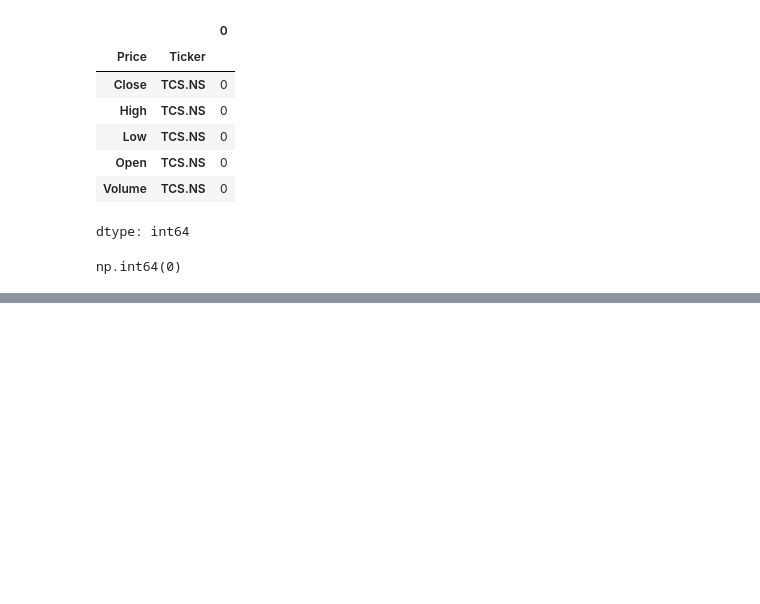
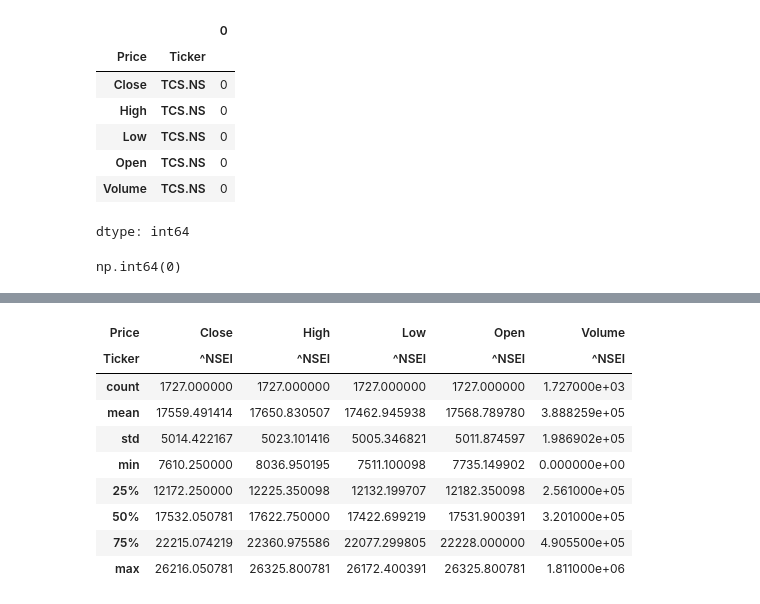
Before and after one commit to adityab-tech/Prism, a Jupyter notebook: W1_Prism.ipynb, the cells around one changed output, grey strips where cells are left out. Saved outputs shown, nothing was run; the diff lists cells and outputs as text; code cells hidden in the pictures; blank space fills up the shorter version.

```diff
--- a/W1_Prism.ipynb
+++ b/W1_Prism.ipynb
@@ -128,0 +148,13 @@ plt.show()
+# %%
+nifty.describe()
+# %% [output]
+| Price | Close | High | Low | Open | Volume |
+| Ticker | ^NSEI | ^NSEI | ^NSEI | ^NSEI | ^NSEI |
+| count | 1727.000000 | 1727.000000 | 1727.000000 | 1727.000000 | 1.727000e+03 |
+| mean | 17559.491414 | 17650.830507 | 17462.945938 | 17568.789780 | 3.888259e+05 |
+| std | 5014.422167 | 5023.101416 | 5005.346821 | 5011.874597 | 1.986902e+05 |
+| min | 7610.250000 | 8036.950195 | 7511.100098 | 7735.149902 | 0.000000e+00 |
+| 25% | 12172.250000 | 12225.350098 | 12132.199707 | 12182.350098 | 2.561000e+05 |
+| 50% | 17532.050781 | 17622.750000 | 17422.699219 | 17531.900391 | 3.201000e+05 |
+| 75% | 22215.074219 | 22360.975586 | 22077.299805 | 22228.000000 | 4.905500e+05 |
+| max | 26216.050781 | 26325.800781 | 26172.400391 | 26325.800781 | 1.811000e+06 |
```
Also changed, not shown: parts of 13 cells of this notebook.
